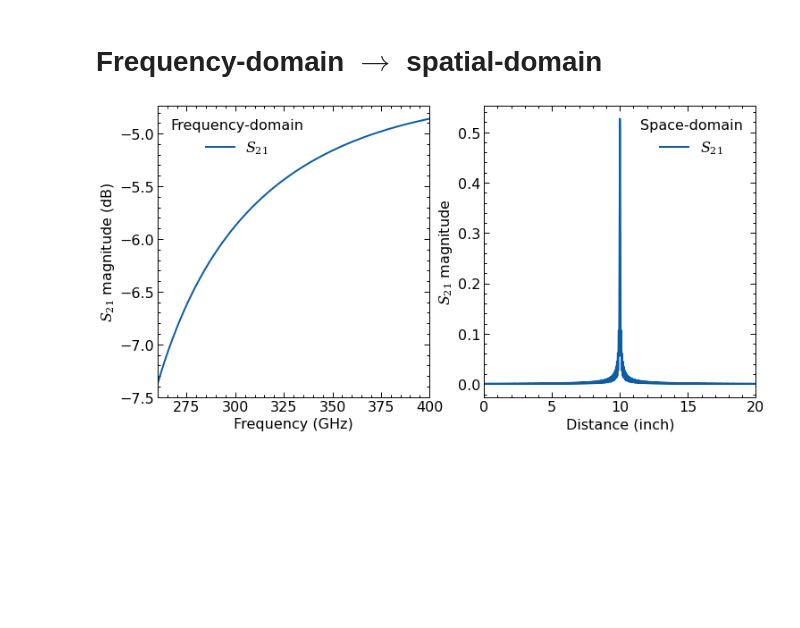
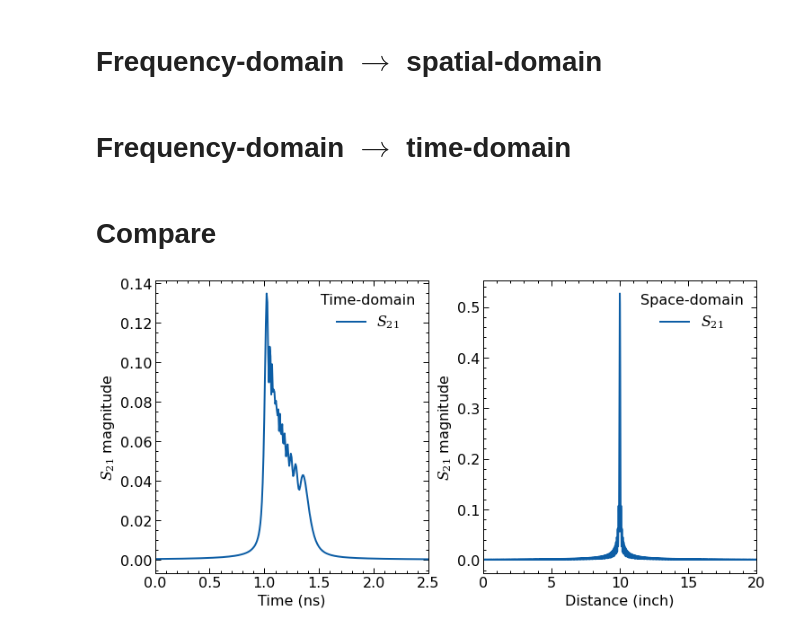
Before and after one commit to garrettj403/DispersionTransform, a Jupyter notebook: examples/simple-waveguide.ipynb, the cells around one changed output. Saved outputs shown, nothing was run; the diff lists cells and outputs as text; code cells hidden in the pictures; blank space fills up the shorter version.

Commit message:
example/simple-waveguide: compare distance and time-domain responses

```diff
--- a/examples/simple-waveguide.ipynb
+++ b/examples/simple-waveguide.ipynb
@@ -42,4 +42,15 @@ waveguide.name = '2" long WR-2.8 waveguide'
 
 # Unpack
 f = freq.f.copy()
+npts = len(f)
+df = f[1] - f[0]
 s21f = waveguide.s[:, 1, 0].copy()
+
+# Plot
+plt.figure()
+plt.plot(f / sc.giga, 20 * np.log10(np.abs(s21f)), label=r"$S_{21}$")
+plt.autoscale(enable=True, axis='x', tight=True)
+plt.legend(title="Frequency-domain")
+plt.ylabel(r"$S_{21}$ magnitude (dB)")
+plt.xlabel("Frequency (GHz)")
+plt.savefig("results/simple-waveguide-frequency.png", dpi=600)
@@ -49,20 +62,28 @@ s21f = waveguide.s[:, 1, 0].copy()
 # Calculate space-domain response
 x = np.linspace(0, 20, 2001) * sc.inch
 s21x = disptrans.freq2distance(f, s21f, beta, x)
+# %% [markdown]
+# Frequency-domain $\rightarrow$ time-domain
+# %%
+t = np.fft.fftshift(np.fft.fftfreq(npts, d=df))
+s21t = np.fft.fftshift(np.fft.ifft(s21f))
+# %% [markdown]
+# Compare
 # %%
 # Plot spatial-domain response
 fig, (ax1, ax2) = plt.subplots(1, 2, figsize=(12, 6))
-ax1.plot(f / sc.giga, 20 * np.log10(np.abs(s21f)), label=r"$S_{21}$")
+ax1.plot(t * 1e9, np.abs(s21t), label=r"$S_{21}$")
 ax1.autoscale(enable=True, axis='x', tight=True)
-ax1.legend(title="Frequency-domain")
-ax1.set_ylabel(r"$S_{21}$ magnitude (dB)")
-ax1.set_xlabel("Frequency (GHz)")
+ax1.legend(title="Time-domain")
+ax1.set_ylabel(r"$S_{21}$ magnitude")
+ax1.set_xlabel("Time (ns)")
+ax1.set_xlim([0, 2.5])
 
 ax2.plot(x / sc.inch, np.abs(s21x), label=r"$S_{21}$")
 ax2.autoscale(enable=True, axis='x', tight=True)
 ax2.legend(title="Space-domain")
 ax2.set_ylabel(r"$S_{21}$ magnitude")
 ax2.set_xlabel("Distance (inch)")
-plt.savefig("results/simple-waveguide.png", dpi=600)
+plt.savefig("results/simple-waveguide-time-vs-distance.png", dpi=600)
 # %% [output]
-[figure, old version]
+[figure, new version]
```
Also changed, not shown: parts of 1 cell of this notebook, 3 other files.
